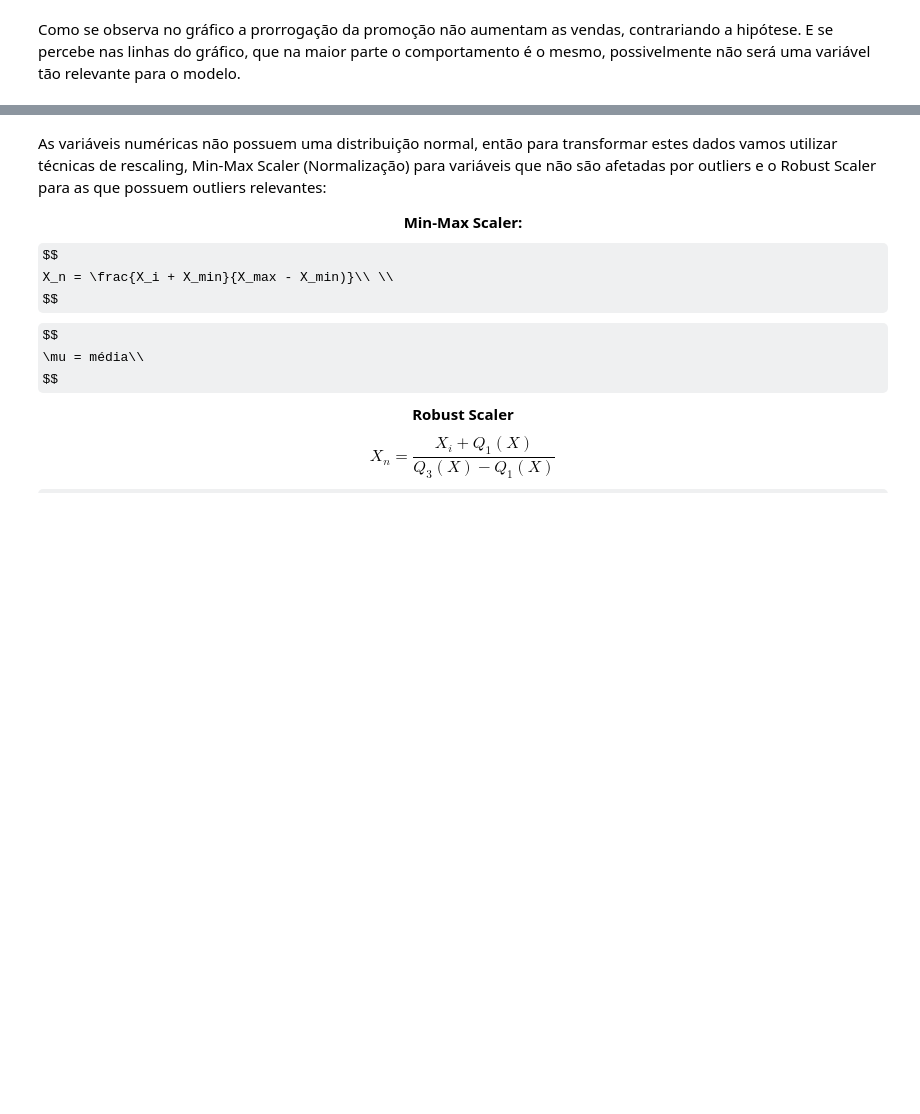
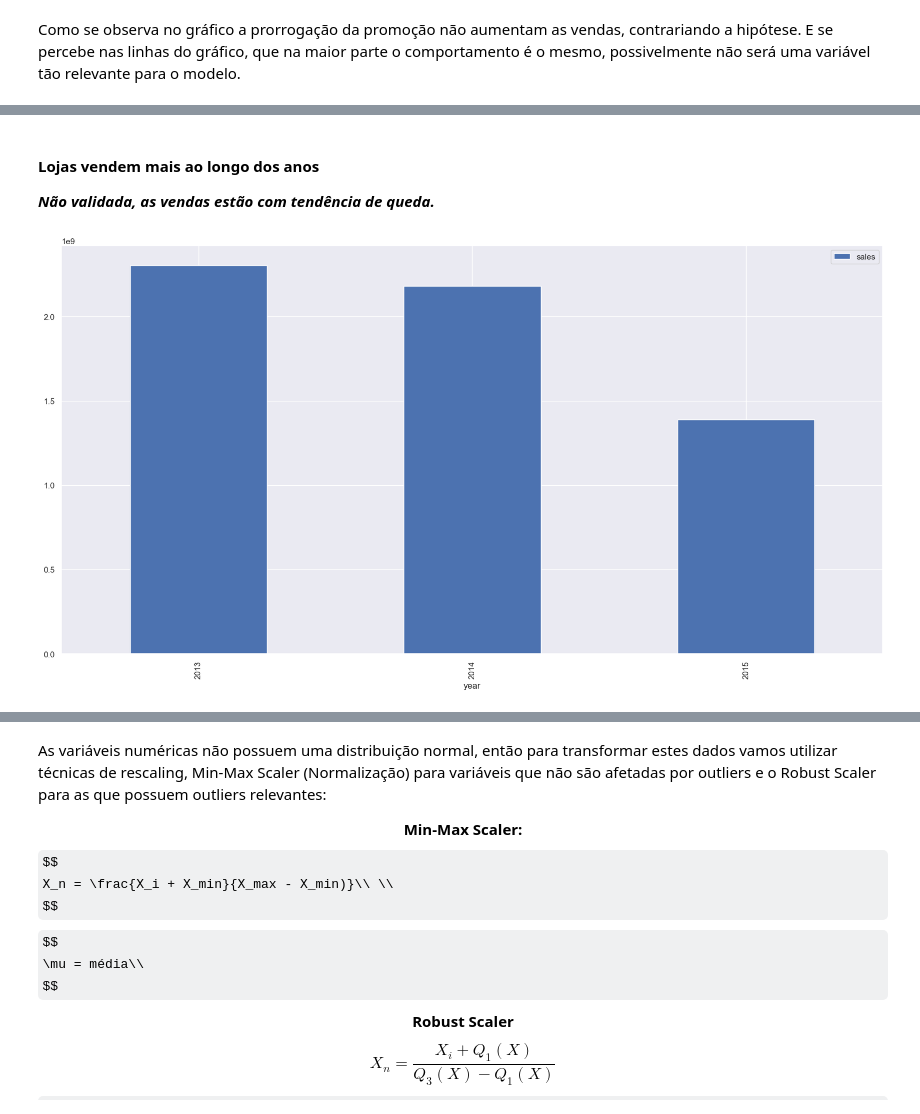
Before and after one commit to paulinhomagno/Previsao_vendas, a Jupyter notebook: Analise.ipynb, the cells around one changed output, grey strips where cells are left out. Drawn from its saved outputs; the diff is of its cells as text; code cells hidden in the pictures; some formulas as TeX source; blank space fills up the shorter version.

```diff
--- a/Analise.ipynb
+++ b/Analise.ipynb
@@ -658,0 +683,7 @@ Como se observa no gráfico a prorrogação da promoção não aumentam as venda
+# %% [markdown]
+#### Lojas vendem mais ao longo dos anos
+_**Não validada, as vendas estão com tendência de queda.**_
+# %%
+df4[['year', 'sales']].groupby('year').sum().plot(kind = 'bar');
+# %% [output]
+[figure, added]
```
Also changed, not shown: parts of 74 cells of this notebook.
